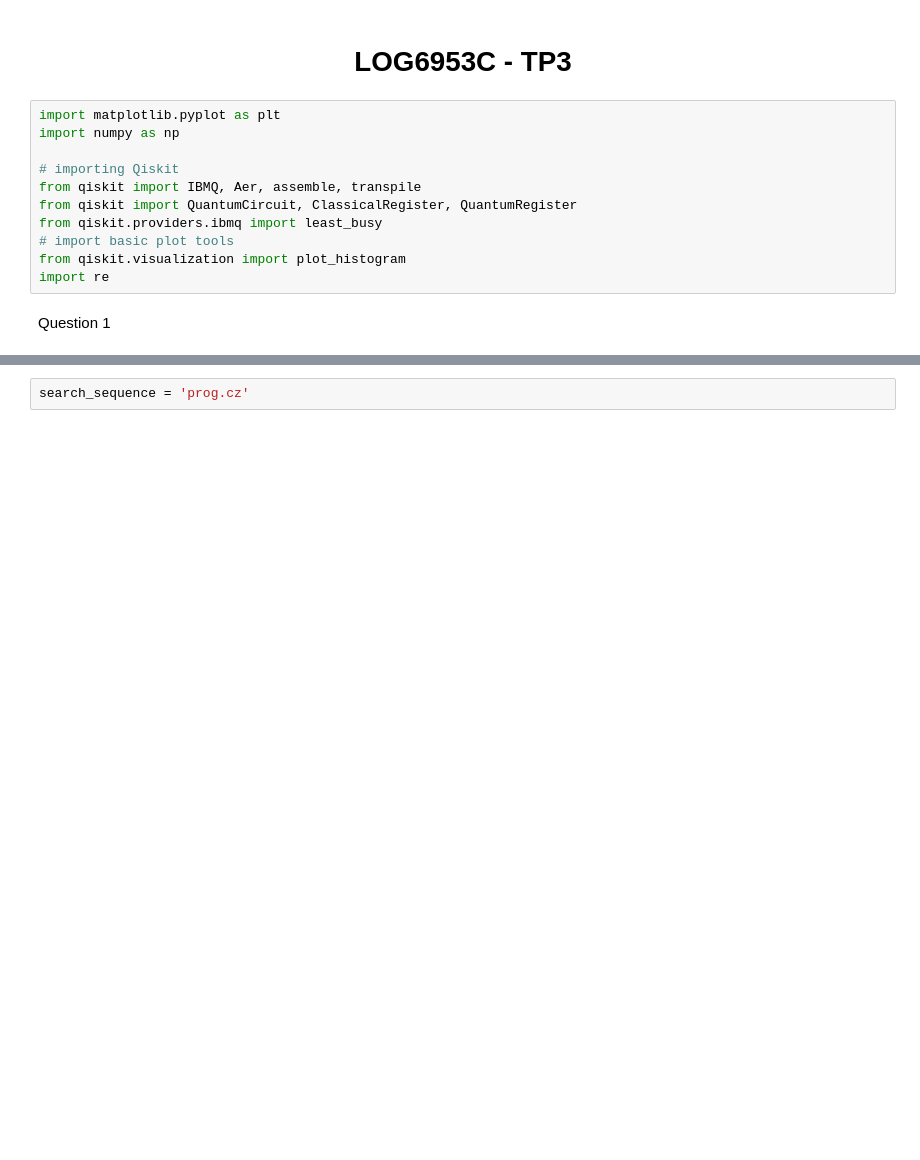
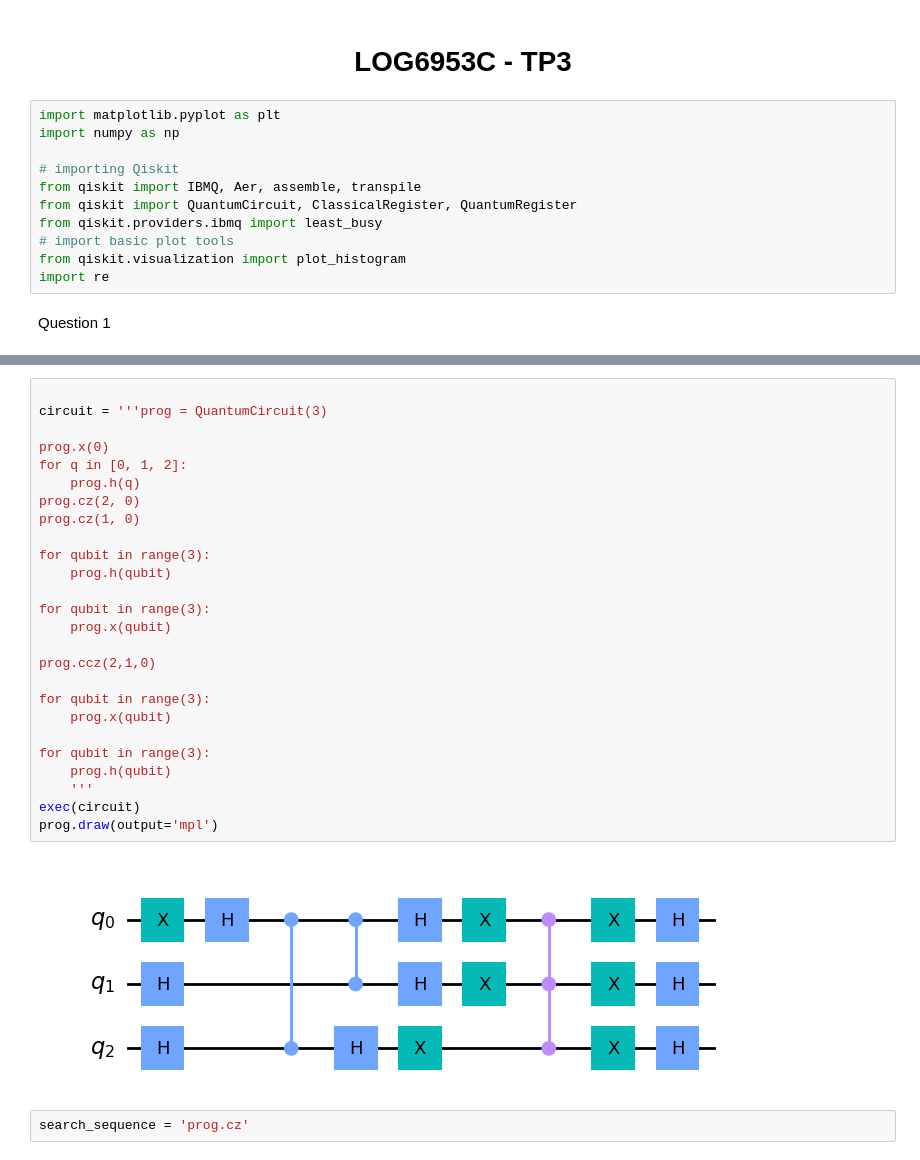
Before and after one commit to AdamNaoui/LOG6953C_TPs, a Jupyter notebook: TP3/tp3.ipynb, the cells around one changed output, grey strips where cells are left out. Saved outputs shown, nothing was run; the diff lists cells and outputs as text; blank space fills up the shorter version.

```diff
--- a/TP3/tp3.ipynb
+++ b/TP3/tp3.ipynb
@@ -100,3 +101,31 @@ prog.draw(output='mpl')
+# %%
+
+circuit = '''prog = QuantumCircuit(3)
+
+prog.x(0)
+for q in [0, 1, 2]:
+    prog.h(q)
+prog.cz(2, 0)
+prog.cz(1, 0)
+
+for qubit in range(3):
+    prog.h(qubit)
+
+for qubit in range(3):
+    prog.x(qubit)
+
+prog.ccz(2,1,0)
+
+for qubit in range(3):
+    prog.x(qubit)
+
+for qubit in range(3):
+    prog.h(qubit)
+    '''
+exec(circuit)
+prog.draw(output='mpl')
+# %% [output]
+[figure, added]
 # %%
 search_sequence = 'prog.cz'
 # %%
```
Also changed, not shown: parts of 7 cells of this notebook.
